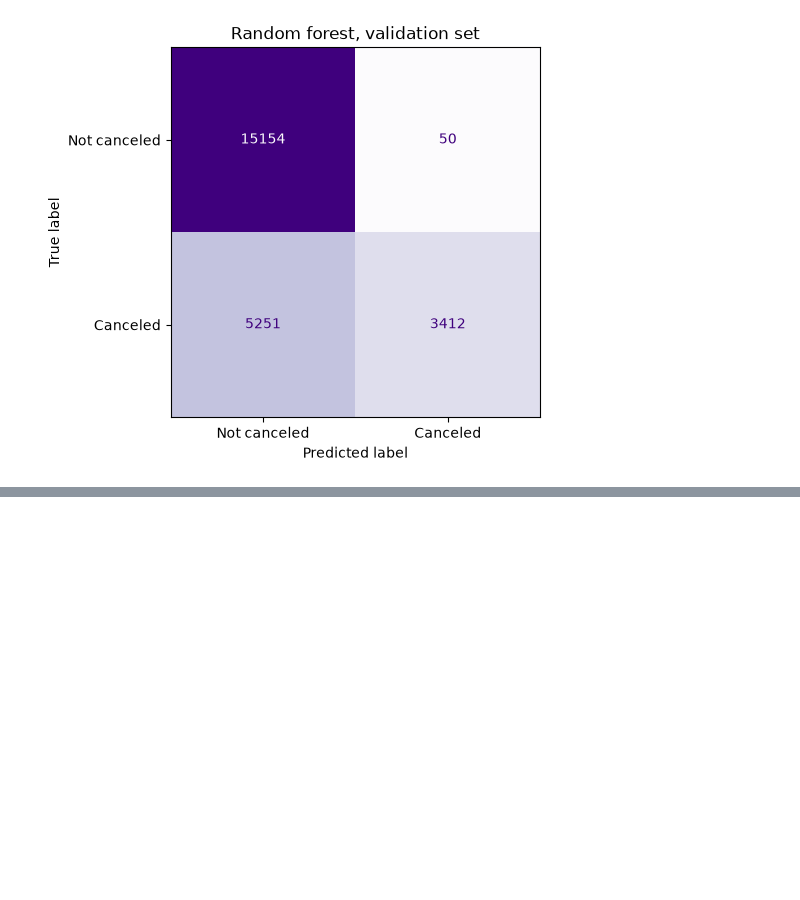
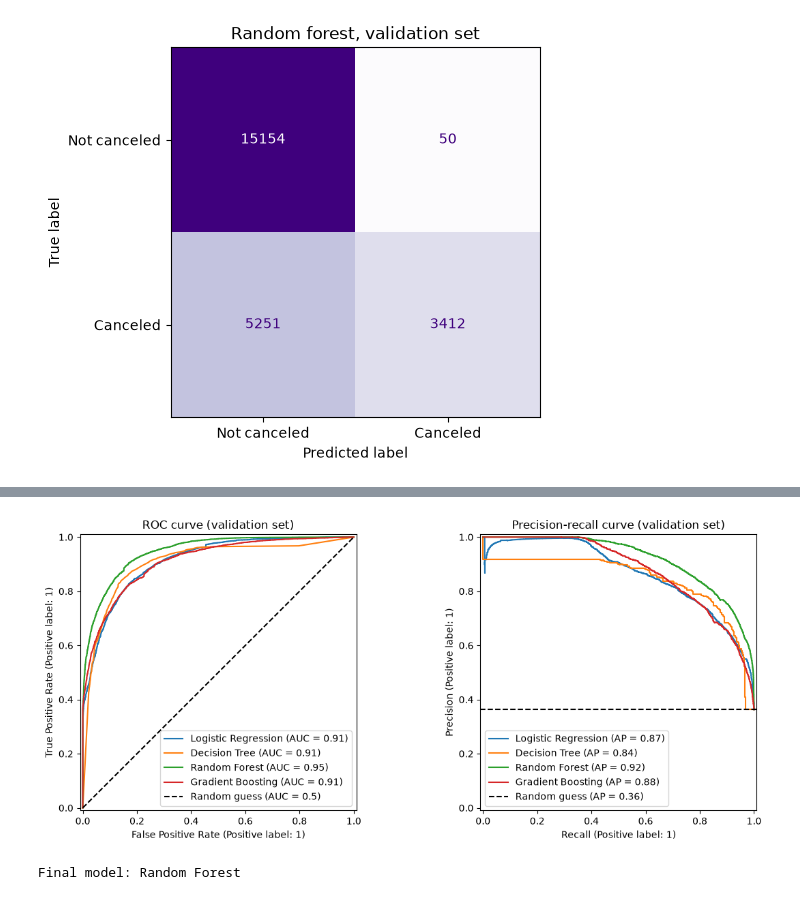
Before and after one commit to MasMits/hotel-cancellation-ml, a Jupyter notebook: notebook/project.ipynb, the cells around one changed output, grey strips where cells are left out. Cells and saved outputs as stored; diff of their text form; code cells hidden in the pictures; blank space fills up the shorter version.

Commit message:
final evaluation

```diff
--- a/notebook/project.ipynb
+++ b/notebook/project.ipynb
@@ -1340,6 +1343,9 @@ import pandas as pd
 from sklearn.dummy import DummyClassifier
 
 evaluation = import_module("hotel_cancellation.2_evaluation")
+
+# White plot backgrounds, independent of the editor theme
+plt.rcParams.update({"figure.facecolor": "white", "axes.facecolor": "white", "savefig.facecolor": "white"})
 
 # Always predicts "not canceled", with probability of canceling = 0.37 (the share in the data)
 dummy_model = DummyClassifier(strategy="prior").fit(X_train, y_train)
@@ -1447,0 +1431,12 @@ for name in ["Decision tree", "Random forest"]:
+# %%
+# Probability of "canceled" for every validation booking, one column per tuned model
+validation_proba = pd.DataFrame(
+    {name: model.predict_proba(X_validation)[:, 1] for name, model in optimized_models.items()},
+    index=X_validation.index,
+)
+
+# Trivial reference from 3.2: always predicts the training cancellation rate, so it never flags a booking
+validation_proba["Always 'not canceled'"] = dummy_model.predict_proba(X_validation)[:, 1]
+
+validation_comparison = evaluation.compare_proba(validation_proba, y_validation).sort_values("roc_auc", ascending=False)
+validation_comparison.round(3)
@@ -1447,0 +1450,12 @@ for name in ["Decision tree", "Random forest"]:
+# %%
+model_names = list(optimized_models)
+evaluation.plot_roc_pr_curves(validation_proba[model_names], y_validation, title="(validation set)")
+# %% [output]
+[figure, added]
+# %%
+# The final model is the one that ranks bookings best (threshold-free), before any threshold is tuned
+final_name = validation_comparison.loc[model_names, "roc_auc"].idxmax()
+final_proba_validation = validation_proba[final_name]
+print("Final model:", final_name)
+# %% [output]
+Final model: Random Forest
```
Also changed, not shown: parts of 40 cells of this notebook, 1 other file.
